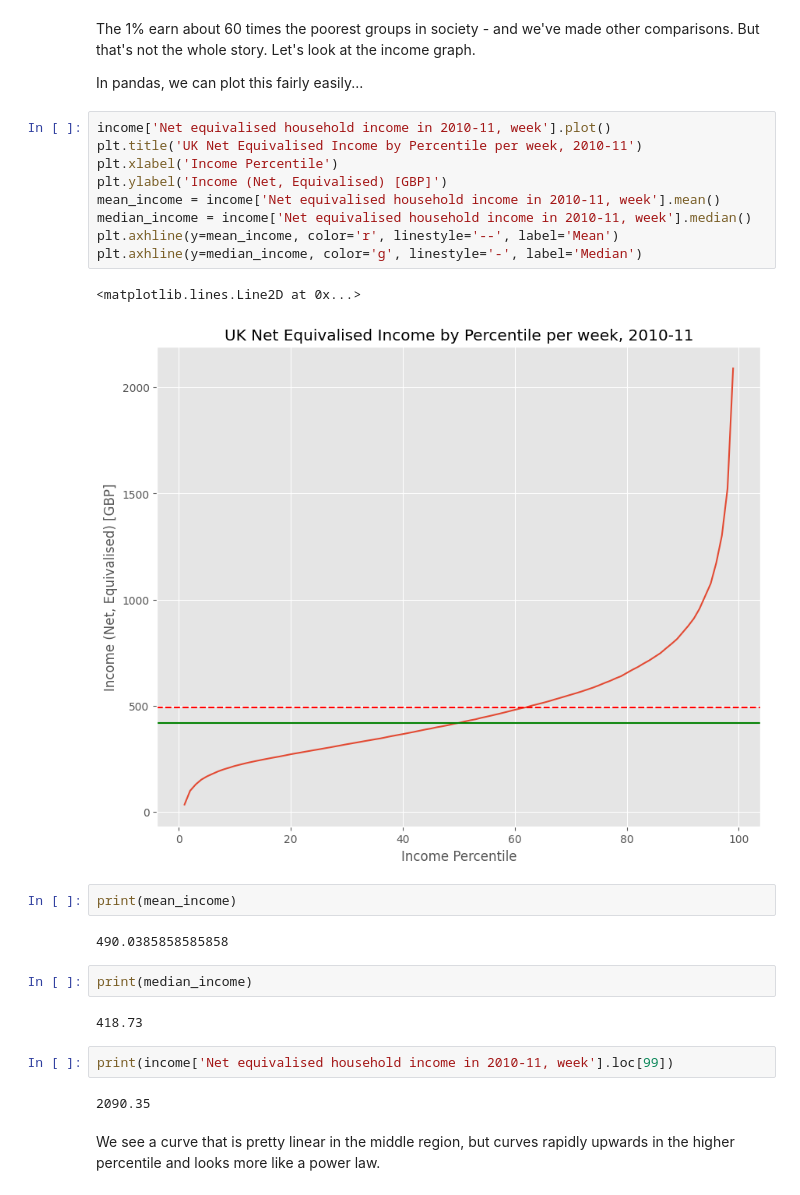
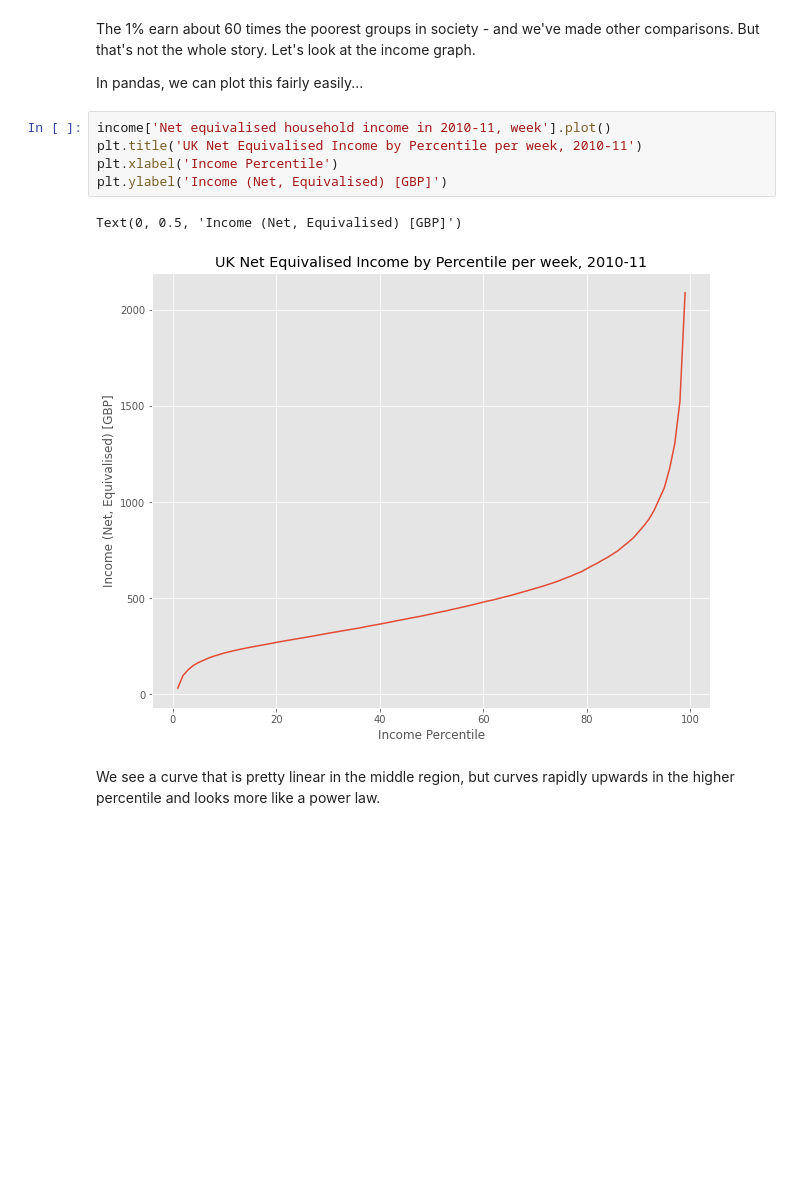
Before and after one commit to Zccarou/QM2, a Jupyter notebook: notebooks/W02. Pandas.ipynb, the cells around one changed output. Drawn from its saved outputs; the diff is of its cells as text; blank space fills up the shorter version.

```diff
--- a/notebooks/W02. Pandas.ipynb
+++ b/notebooks/W02. Pandas.ipynb
@@ -204,27 +205,11 @@ In pandas, we can plot this fairly easily...
 # %%
 income['Net equivalised household income in 2010-11, week'].plot()
 plt.title('UK Net Equivalised Income by Percentile per week, 2010-11')
 plt.xlabel('Income Percentile')
 plt.ylabel('Income (Net, Equivalised) [GBP]')
-mean_income = income['Net equivalised household income in 2010-11, week'].mean()
-median_income = income['Net equivalised household income in 2010-11, week'].median()
-plt.axhline(y=mean_income, color='r', linestyle='--', label='Mean')
-plt.axhline(y=median_income, color='g', linestyle='-', label='Median')
 # %% [output]
-<matplotlib.lines.Line2D at 0x...>
+Text(0, 0.5, 'Income (Net, Equivalised) [GBP]')
-[figure, old version]
+[figure, new version]
-# %%
-print(mean_income)
-# %% [output]
-490.0385858585858
-# %%
-print(median_income)
-# %% [output]
-418.73
-# %%
-print(income['Net equivalised household income in 2010-11, week'].loc[99])
-# %% [output]
-2090.35
 # %% [markdown]
 We see a curve that is pretty linear in the middle region, but curves rapidly upwards in the higher percentile and looks more like a power law.
 # %% [markdown]
```
Also changed, not shown: parts of 5 cells of this notebook.
